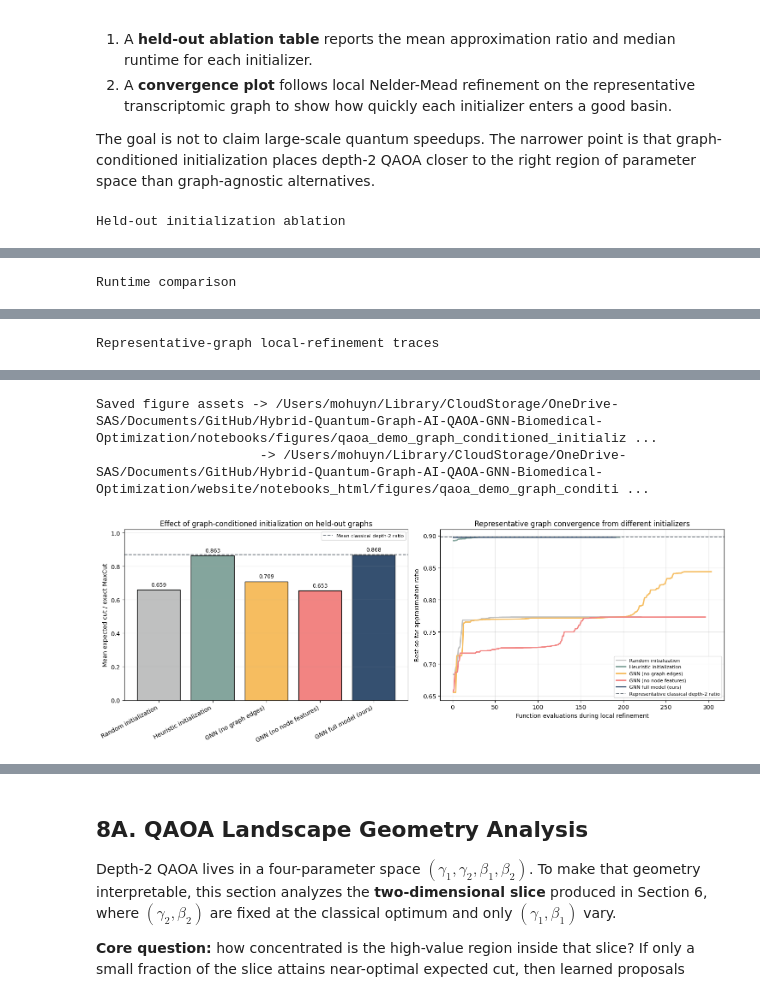
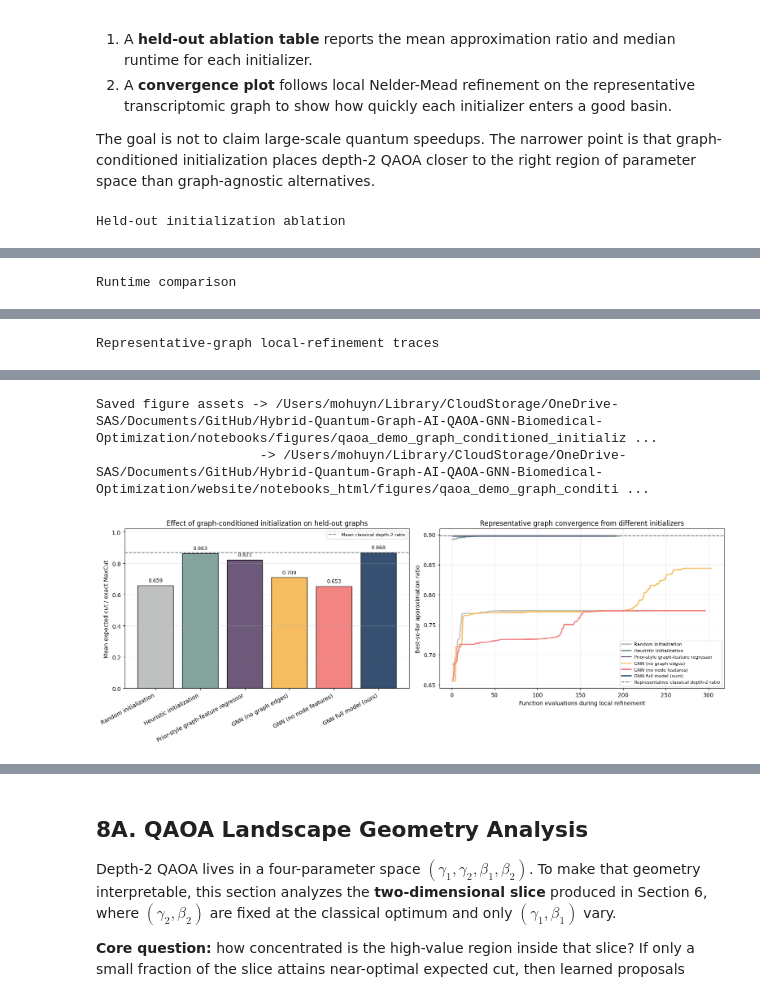
Before and after one commit to thmolena/Hybrid-Quantum-Graph-AI-QAOA-GNN-Biomedical-Optimization, a Jupyter notebook: notebooks/qaoa_demo.ipynb, the cells around one changed output, grey strips where cells are left out. Saved outputs shown, nothing was run; the diff lists cells and outputs as text; code cells hidden in the pictures.

```diff
--- a/notebooks/qaoa_demo.ipynb
+++ b/notebooks/qaoa_demo.ipynb
@@ -2292,10 +2290,66 @@ The goal is not to claim large-scale quantum speedups. The narrower point is tha
 # CELL 8A: Graph-conditioned initialization ablation, runtime table, and traces
 # -----------------------------------------------------------------------------
 
+from sklearn.neural_network import MLPRegressor
+from sklearn.pipeline import make_pipeline
+from sklearn.preprocessing import StandardScaler as SklearnStandardScaler
+
 heuristic_raw_angles = np.mean(
     np.stack([np.asarray(instance["target_angles"], dtype=np.float64) for instance in adaptation_graphs]),
     axis=0,
 )
+
+
+def graph_descriptor(instance):
+    adjacency = np.asarray(instance["adjacency"], dtype=np.float64)
+    features = np.asarray(instance["features"], dtype=np.float64)
+    degrees = adjacency.sum(axis=1)
+    upper = adjacency[np.triu_indices(instance["n"], k=1)]
+    edge_weights = upper[upper > 0]
+    feature_row_means = features.mean(axis=1)
+    feature_row_stds = features.std(axis=1)
+    descriptor = np.array(
+        [
+            float(instance["n"]),
+            float(edge_weights.size),
+            float(edge_weights.mean()) if edge_weights.size else 0.0,
+            float(edge_weights.std()) if edge_weights.size else 0.0,
+            float(degrees.mean()),
+            float(degrees.std()),
+            float(degrees.min()),
+            float(degrees.max()),
+            float(features.mean()),
+            float(features.std()),
+            float(feature_row_means.std()),
+            float(feature_row_stds.mean()),
+        ],
+        dtype=np.float64,
+    )
+    return descriptor
+
+
+prior_style_regressor = make_pipeline(
+    SklearnStandardScaler(),
+    MLPRegressor(
+        hidden_layer_sizes=(32, 16),
+        activation="tanh",
+        solver="lbfgs",
+        alpha=1e-3,
+        max_iter=4000,
+        random_state=SEED if "SEED" in globals() else 7,
+    ),
+)
+prior_style_regressor.fit(
+    np.stack([graph_descriptor(instance) for instance in adaptation_graphs], axis=0),
+    np.stack([np.asarray(instance["target_angles"], dtype=np.float64) for instance in adaptation_graphs], axis=0),
+)
+
+
+def prior_style_raw_angles(instance):
+    start_time = time.perf_counter()
+    raw_output = prior_style_regressor.predict(graph_descriptor(instance).reshape(1, -1)).reshape(-1)
+    proposal_time = time.perf_counter() - start_time
+    return raw_output, proposal_time
 
 
 def gnn_raw_angles(instance, model, adjacency_override=None, feature_override=None):
@@ -2337,6 +2391,7 @@ def constant_features(instance):
 method_order = [
     "Random initialization",
     "Heuristic initialization",
+    "Prior-style graph-feature regressor",
     "GNN (no graph edges)",
     "GNN (no node features)",
     "GNN full model (ours)",
@@ -2372,6 +2427,16 @@ for instance in benchmark_graphs:
             "Heuristic initialization",
             heuristic_angles,
             heuristic_proposal_time,
+        )
+    )
+
+    prior_raw_angles, prior_time = prior_style_raw_angles(instance)
+    ablation_rows.append(
+        evaluate_initializer(
+            instance,
+            "Prior-style graph-feature regressor",
+            prior_raw_angles,
+            prior_time,
         )
     )
 
@@ -2462,12 +2527,14 @@ def build_representative_initializations(instance):
             random_rng.uniform(0.0, math.pi / 2, size=p),
         ]
     )
+    prior_init, _ = prior_style_raw_angles(instance)
     edge_free_init, _ = gnn_raw_angles(instance, adapted_model, adjacency_override=identity_adjacency(instance))
     feature_free_init, _ = gnn_raw_angles(instance, adapted_model, feature_override=constant_features(instance))
     full_init, _ = gnn_raw_angles(instance, adapted_model)
     return {
         "Random initialization": random_init,
         "Heuristic initialization": heuristic_raw_angles.copy(),
+        "Prior-style graph-feature regressor": prior_init,
         "GNN (no graph edges)": edge_free_init,
         "GNN (no node features)": feature_free_init,
         "GNN full model (ours)": full_init,
@@ -2545,8 +2612,8 @@ display(runtime_table.round(4))
 print("Representative-graph local-refinement traces")
 display(trace_table.round(4))
 
-fig, axes = plt.subplots(1, 2, figsize=(15, 5.5))
-bar_colors = ["#BFC0C0", "#84A59D", "#F6BD60", "#F28482", "#355070"]
+fig, axes = plt.subplots(1, 2, figsize=(15.8, 5.8))
+bar_colors = ["#BFC0C0", "#84A59D", "#6D597A", "#F6BD60", "#F28482", "#355070"]
 axes[0].bar(
     ablation_summary["method"],
     ablation_summary["mean_ratio"],
@@ -2557,6 +2624,7 @@ axes[0].axhline(benchmark_results["classical_ratio"].mean(), color="#6C757D", ls
 axes[0].set_ylim(0.0, 1.02)
 axes[0].set_ylabel("Mean expected cut / exact MaxCut")
 axes[0].set_title("Effect of graph-conditioned initialization on held-out graphs")
+axes[0].set_xticks(np.arange(len(ablation_summary)))
 axes[0].set_xticklabels(ablation_summary["method"], rotation=28, ha="right")
 axes[0].grid(True, axis="y", alpha=0.3)
 axes[0].legend(fontsize=8)
@@ -2580,10 +2648,14 @@ plt.show()
 
 best_method = ablation_summary.iloc[ablation_summary["mean_ratio"].argmax()]
 worst_method = ablation_summary.iloc[ablation_summary["mean_ratio"].argmin()]
+prior_style_row = ablation_summary.loc[ablation_summary["method"] == "Prior-style graph-feature regressor"].iloc[0]
+full_model_row = ablation_summary.loc[ablation_summary["method"] == "GNN full model (ours)"].iloc[0]
 print("Interpretation")
 print(f"  Best held-out initializer : {best_method['method']}  with mean ratio {best_method['mean_ratio']:.4f}")
 print(f"  Weakest held-out initializer: {worst_method['method']}  with mean ratio {worst_method['mean_ratio']:.4f}")
-print(f"  Full-model retention of the classical benchmark: {ablation_summary.loc[ablation_summary['method'] == 'GNN full model (ours)', 'mean_retention'].iloc[0]:.4f}")
+print(f"  Prior-style learned baseline : {prior_style_row['mean_ratio']:.4f} mean ratio")
+print(f"  Gain over prior-style baseline: {full_model_row['mean_ratio'] - prior_style_row['mean_ratio']:.4f}")
+print(f"  Full-model retention of the classical benchmark: {full_model_row['mean_retention']:.4f}")
 print(f"  Median full-model end-to-end time: {runtime_table.loc[runtime_table['method'] == 'GNN full model (ours)', 'median_total_ms'].iloc[0]:.4f} ms")
 print(f"  Median classical search time     : {median_classical_ms:.4f} ms")
 # %% [output]
@@ -2612,6 +2687,6 @@ Representative-graph local-refinement traces
 Saved figure assets -> /Users/mohuyn/Library/CloudStorage/OneDrive-SAS/Documents/GitHub/Hybrid-Quantum-Graph-AI-QAOA-GNN-Biomedical-Optimization/notebooks/figures/qaoa_demo_graph_conditioned_initializ ...
                      -> /Users/mohuyn/Library/CloudStorage/OneDrive-SAS/Documents/GitHub/Hybrid-Quantum-Graph-AI-QAOA-GNN-Biomedical-Optimization/website/notebooks_html/figures/qaoa_demo_graph_conditi ...
-[figure, old version]
+[figure, new version]
 Interpretation
   Best held-out initializer : GNN full model (ours)  with mean ratio 0.8682
   Weakest held-out initializer: GNN (no node features)  with mean ratio 0.6535
```
Also changed, not shown: parts of 10 cells of this notebook, 19 other files.
